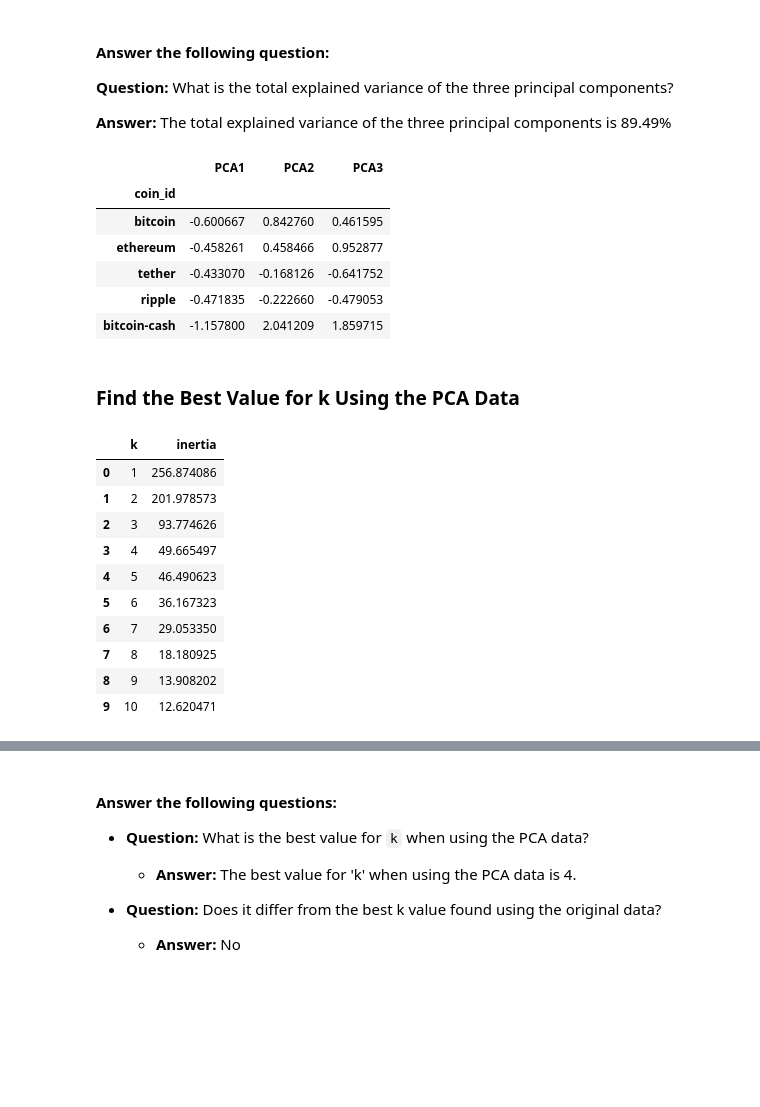
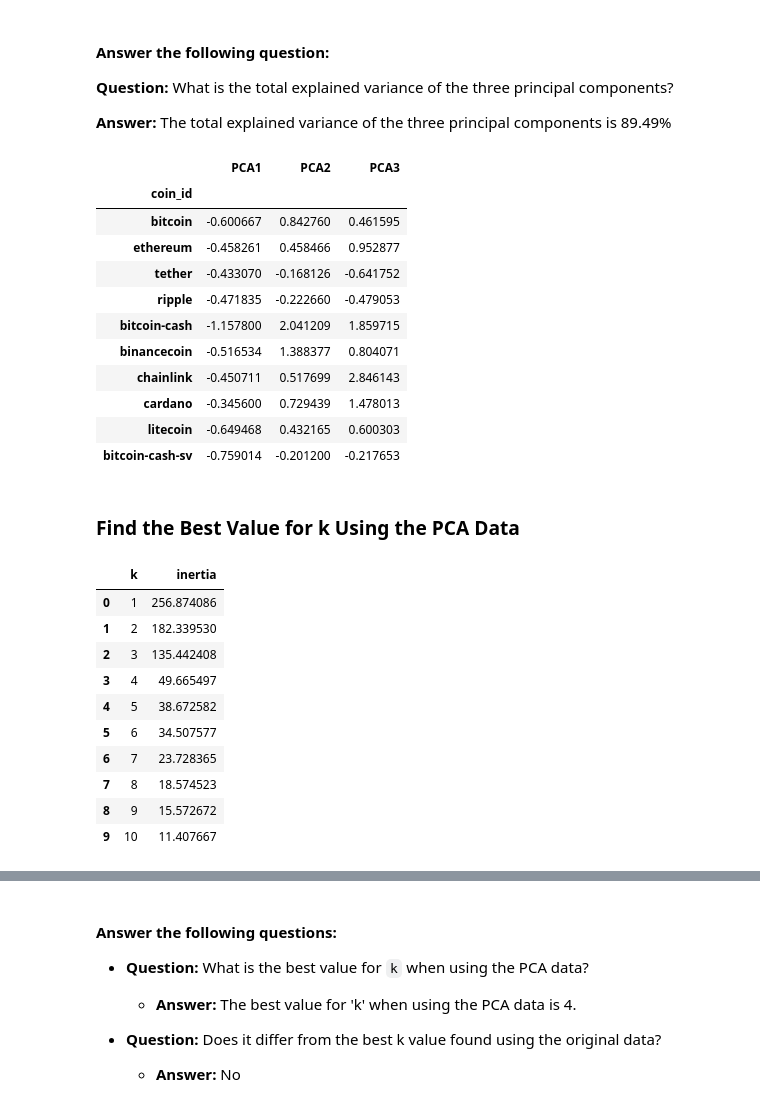
Before and after one commit to kerialexander/CryptoClustering, a Jupyter notebook: Crypto_Clustering.ipynb, the cells around one changed output, grey strips where cells are left out. Cells and saved outputs as stored; diff of their text form; code cells hidden in the pictures; blank space fills up the shorter version.

```diff
--- a/Crypto_Clustering.ipynb
+++ b/Crypto_Clustering.ipynb
@@ -40,14 +40,15 @@ market_data_df.describe()
 ### Prepare the Data
 # %%
 # Use the `StandardScaler()` module from scikit-learn to normalize the data from the CSV file
-StandardScaler().fit(market_data_df)
-normalized_market_data = StandardScaler().fit_transform(market_data_df)
+scale_data = StandardScaler().fit_transform(market_data_df)
 # %%
 # Create a DataFrame with the scaled data
-normalized_market_data_df = pd.DataFrame(normalized_market_data, columns=market_data_df.columns, index=market_data_df.index)
+normalized_market_data_df = pd.DataFrame(scale_data, columns=market_data_df.columns)
+normalized_market_data_df["coin_id"] = market_data_df.index
+normalized_market_data_df = normalized_market_data_df.set_index("coin_id")
 
 # Display sample data
-normalized_market_data_df.head()
+normalized_market_data_df.head(10)
 # %% [output]
 |  | price_change_percentage_24h | price_change_percentage_7d | price_change_percentage_14d | price_change_percentage_30d | ... |
 | coin_id |  |  |  |  | ... |
@@ -190,40 +196,42 @@ array([0.3719856 , 0.34700813, 0.17603793])
 # %%
 # Create a new DataFrame with the PCA data.
 # Note: The code for this step is provided for you
 
 # Creating a DataFrame with the PCA data
 pca_df = pd.DataFrame(
     data=market_data_pca, columns=["PCA1", "PCA2", "PCA3"], index=market_data_df.index
 )
 
 # Copy the crypto names from the original data
 pca_df["coin_id"] = market_data_df.index
 
-
 # Set the coinid column as index
 pca_df.set_index("coin_id", inplace=True)
 
-
 # Display sample data
-pca_df.head(5)
+pca_df.head(10)
 # %% [output]
 |  | PCA1 | PCA2 | PCA3 |
 | coin_id |  |  |  |
 | bitcoin | -0.600667 | 0.842760 | 0.461595 |
 | ethereum | -0.458261 | 0.458466 | 0.952877 |
 | tether | -0.433070 | -0.168126 | -0.641752 |
 | ripple | -0.471835 | -0.222660 | -0.479053 |
 | bitcoin-cash | -1.157800 | 2.041209 | 1.859715 |
+| binancecoin | -0.516534 | 1.388377 | 0.804071 |
+| chainlink | -0.450711 | 0.517699 | 2.846143 |
+| cardano | -0.345600 | 0.729439 | 1.478013 |
+| litecoin | -0.649468 | 0.432165 | 0.600303 |
+| bitcoin-cash-sv | -0.759014 | -0.201200 | -0.217653 |
 # %% [markdown]
 ### Find the Best Value for k Using the PCA Data
 # %%
 # Create a list with the number of k-values to try
 # Use a range from 1 to 11
-pca_df.k_values = range(1, 11)
+k_values = list(range(1, 11))
 
 # Create an empty list to store the inertia values
 inertia = []
-
 
 # Create a for loop to compute the inertia with each possible value of k
 # Inside the loop:
@@ -231,33 +239,30 @@ inertia = []
 # 2. Fit the model to the data using PCA DataFrame.
 # 3. Append the model.inertia_ to the inertia list
 for k in k_values:
-    kmeans = KMeans(n_clusters=k)
-    kmeans.fit(pca_df)
-    inertia.append(kmeans.inertia_)
-
+    model= KMeans(n_clusters=k, random_state=1)
+    model.fit(pca_df)
+    inertia.append(model.inertia_)
 
 # Create a dictionary with the data to plot the Elbow curve
 dict = {"k": k_values, "inertia": inertia}
 
-
 # Create a DataFrame with the data to plot the Elbow curve
 elbow_df = pd.DataFrame(dict)
 
-
 # Display the DataFrame
 elbow_df.head(10)
 # %% [output]
 |  | k | inertia |
 | 0 | 1 | 256.874086 |
-| 1 | 2 | 201.978573 |
-| 2 | 3 | 93.774626 |
+| 1 | 2 | 182.339530 |
+| 2 | 3 | 135.442408 |
 | 3 | 4 | 49.665497 |
-| 4 | 5 | 46.490623 |
-| 5 | 6 | 36.167323 |
-| 6 | 7 | 29.053350 |
-| 7 | 8 | 18.180925 |
-| 8 | 9 | 13.908202 |
-| 9 | 10 | 12.620471 |
+| 4 | 5 | 38.672582 |
+| 5 | 6 | 34.507577 |
+| 6 | 7 | 23.728365 |
+| 7 | 8 | 18.574523 |
+| 8 | 9 | 15.572672 |
+| 9 | 10 | 11.407667 |
 # %%
 # Plot a line chart with all the inertia values computed with
 # the different values of k to visually identify the optimal value for k.
```
Also changed, not shown: parts of 12 cells of this notebook.
